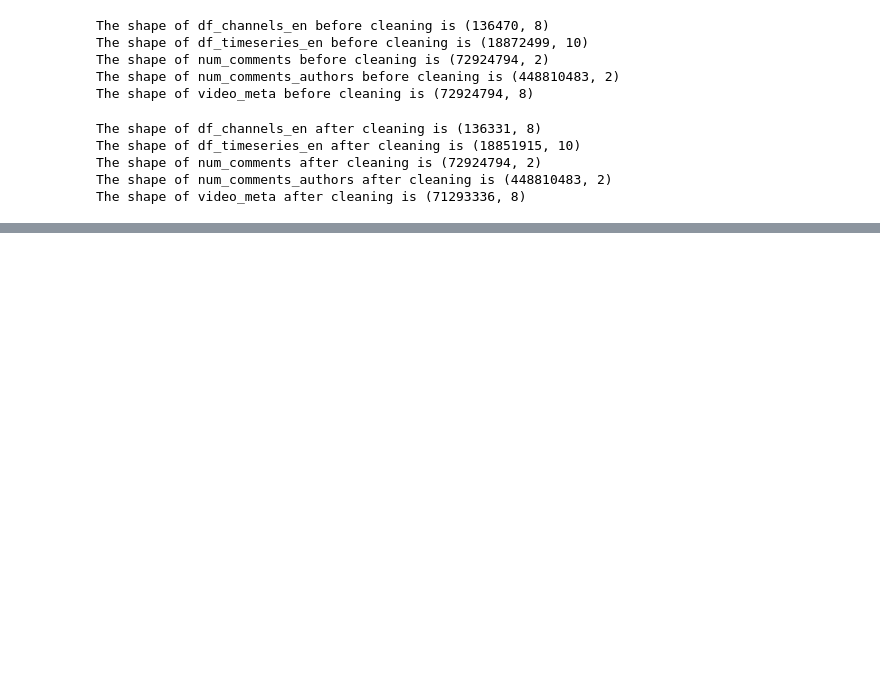
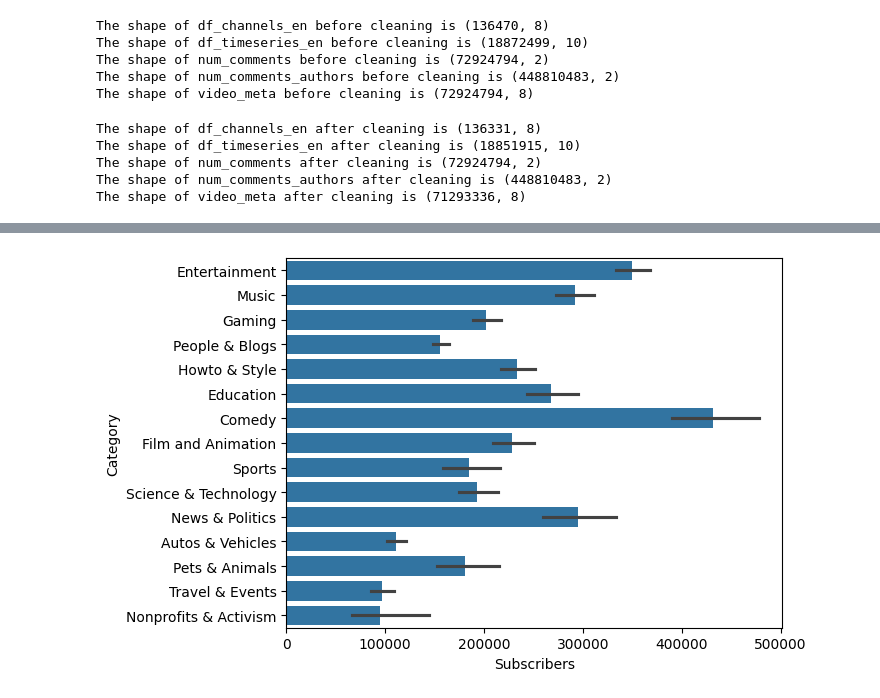
Before and after one commit to epfl-ada/ada-2024-project-panada, a Jupyter notebook: results.ipynb, the cells around one changed output, grey strips where cells are left out. Cells and saved outputs as stored; diff of their text form; code cells hidden in the pictures; blank space fills up the shorter version.

```diff
--- a/results.ipynb
+++ b/results.ipynb
@@ -410,0 +689,11 @@ Name: delta_videos, dtype: float64
+# %%
+#Category distribution
+category_order = df_channels_en_cleaned.groupby("category_cc")["subscribers_cc"].sum().sort_values(ascending=False).index
+
+# Then create plot
+sns.barplot(data=df_channels_en_cleaned, x="subscribers_cc", y="category_cc", orient="h", order=category_order)
+plt.xlabel("Subscribers")
+plt.ylabel("Category")
+plt.show()
+# %% [output]
+[figure, added]
```
Also changed, not shown: parts of 104 cells of this notebook.
